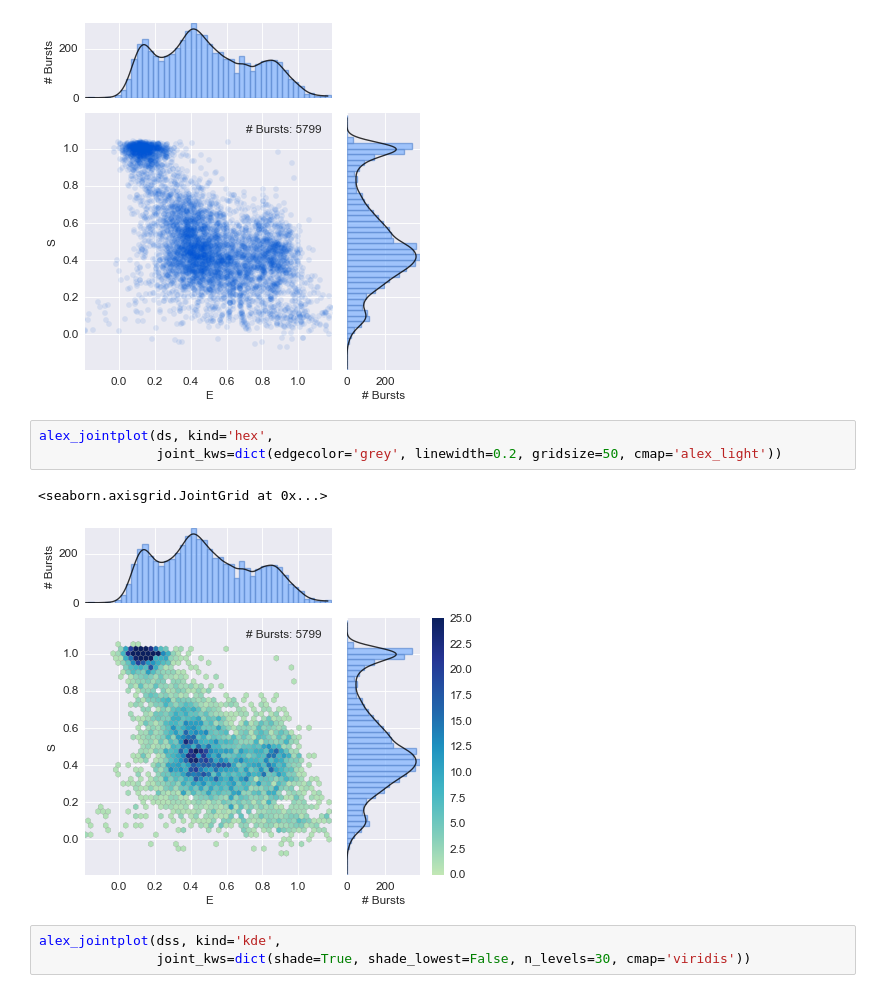
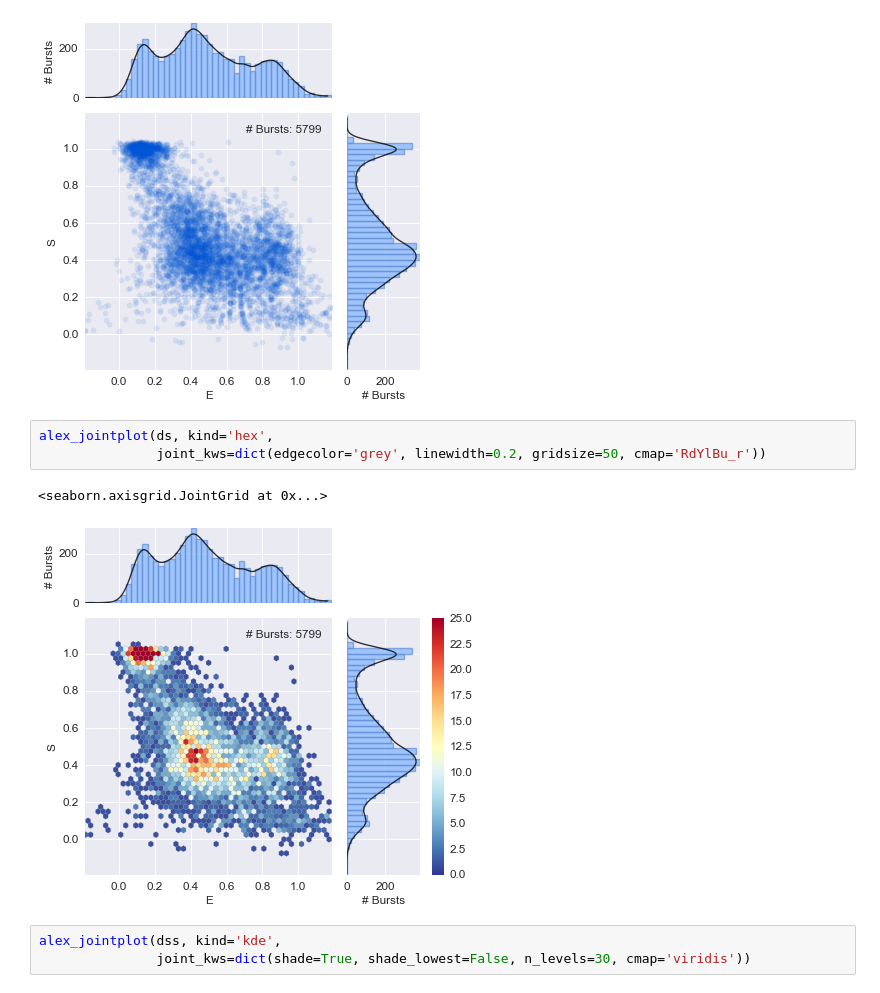
Before and after one commit to tritemio/FRETBursts_notebooks, a Jupyter notebook: notebooks/Example - usALEX histogram.ipynb, the cells around one changed output. Cells and saved outputs as stored; diff of their text form.

```diff
--- a/notebooks/Example - usALEX histogram.ipynb
+++ b/notebooks/Example - usALEX histogram.ipynb
@@ -164,10 +164,10 @@ alex_jointplot(ds, kind='scatter',
 [figure]
 # %%
 alex_jointplot(ds, kind='hex',
-               joint_kws=dict(edgecolor='grey', linewidth=0.2, gridsize=50, cmap='alex_light'))
+               joint_kws=dict(edgecolor='grey', linewidth=0.2, gridsize=50, cmap='RdYlBu_r'))
 # %% [output]
 <seaborn.axisgrid.JointGrid at 0x...>
-[figure, old version]
+[figure, new version]
 # %%
 alex_jointplot(dss, kind='kde',
                joint_kws=dict(shade=True, shade_lowest=False, n_levels=30, cmap='viridis'))
```
Also changed, not shown: parts of 3 cells of this notebook, 5 other files.
